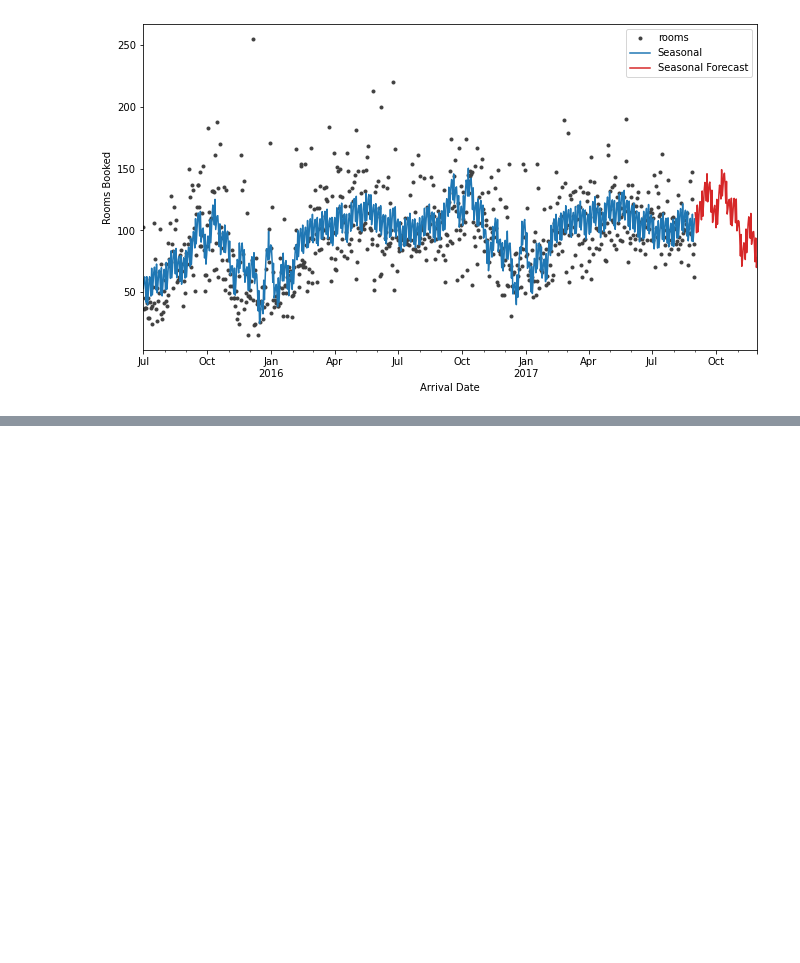
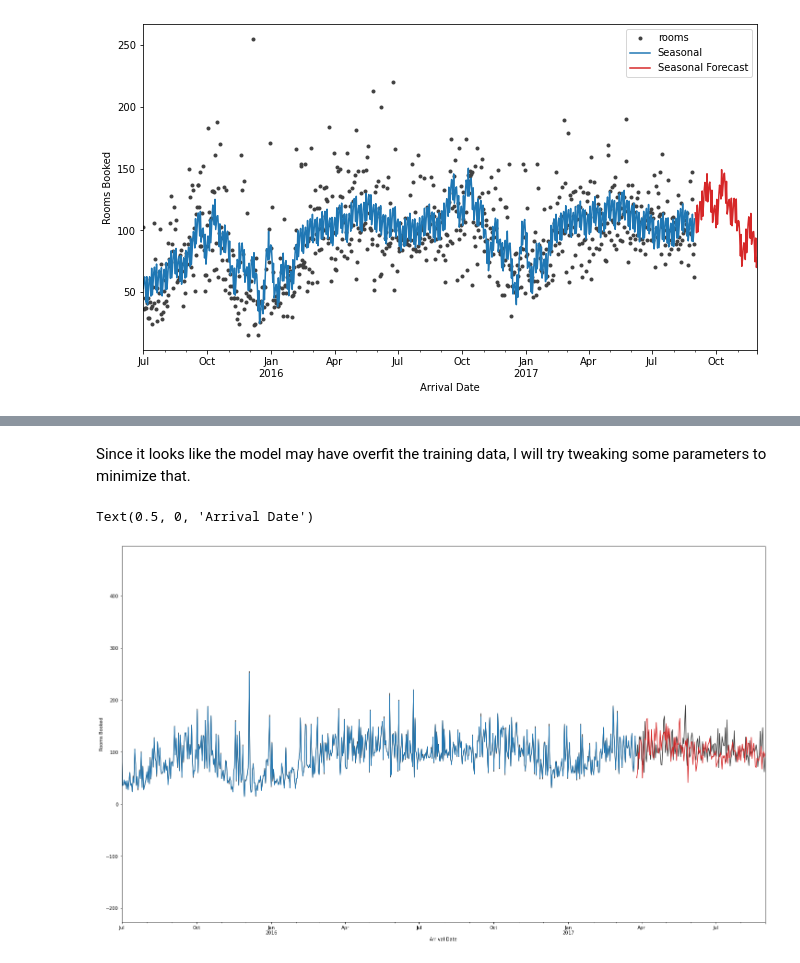
Before and after one commit to PaigeCrossley/Time_Series_Projects, a Jupyter notebook: hotel-demand.ipynb, the cells around one changed output, grey strips where cells are left out. Drawn from its saved outputs; the diff is of its cells as text; code cells hidden in the pictures; blank space fills up the shorter version.

```diff
--- a/hotel-demand.ipynb
+++ b/hotel-demand.ipynb
@@ -329,0 +394,19 @@ I am satisfied with my forecast, as it seems to mimic the peaks and valleys show
+# %% [markdown]
+Since it looks like the model may have overfit the training data, I will try tweaking some parameters to minimize that.
+# %%
+# XGB model 2.0
+xgb1 = XGBRegressor(colsample_bytree=0.7,subsample=0.5)
+xgb1.fit(X_train, y_resid)
+
+y_fit_boosted1 = xgb1.predict(X_train) + y_fit
+y_pred_boosted1 = xgb1.predict(X_test) + y_pred
+
+axs = y_train.plot(color='0.25',figsize=(25,15), ylabel="Rooms Booked",legend=None) # Original data in black Jul 2015 - Mar 2017
+axs = y_test.plot(color='0.25',ax=axs,legend=None) # Original data in black Apr 2017 - Aug 2017
+axs = y_fit_boosted1.plot(color='C0',ax=axs) # XGB fit in blue
+axs = y_pred_boosted1.plot(color='C3',ax=axs) # XGB pred in red, this fit looks like an improvement to me
+axs.margins(3,1)
+axs.set_xlabel("Arrival Date")
+# %% [output]
+Text(0.5, 0, 'Arrival Date')
+[figure, added]
```
Also changed, not shown: parts of 38 cells of this notebook.
